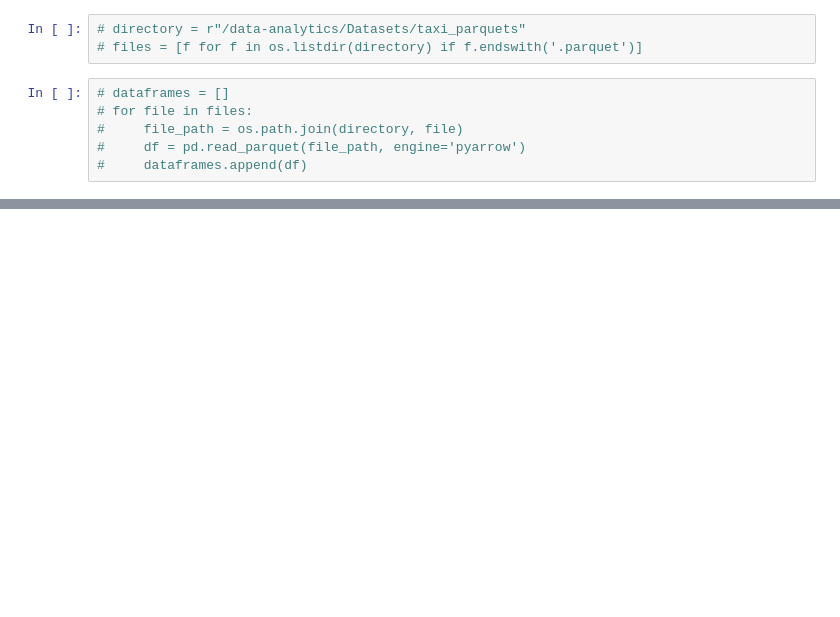
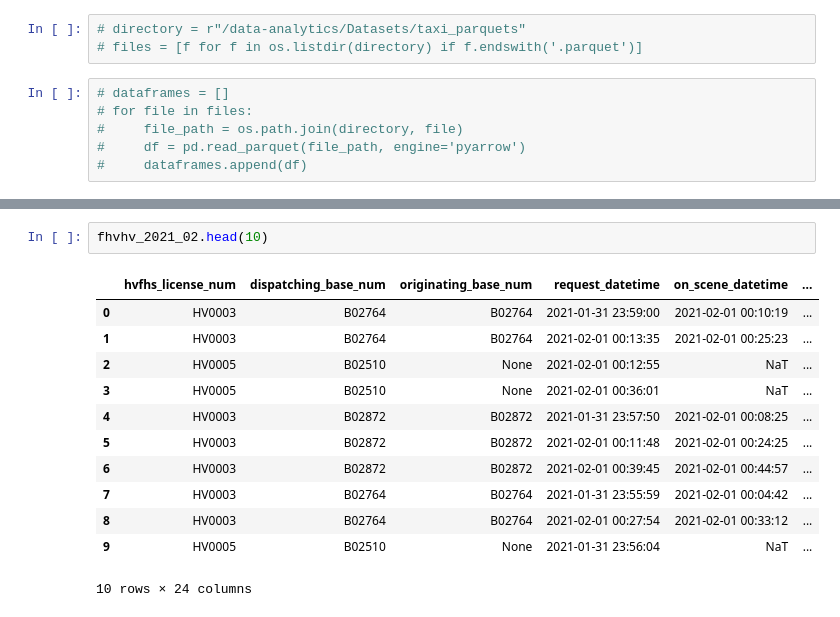
Before and after one commit to DR7439/New-York-App, a Jupyter notebook: data-analytics/taxi_cleaning.ipynb, the cells around one changed output, grey strips where cells are left out. Saved outputs shown, nothing was run; the diff lists cells and outputs as text; blank space fills up the shorter version.

```diff
--- a/data-analytics/taxi_cleaning.ipynb
+++ b/data-analytics/taxi_cleaning.ipynb
@@ -61,0 +147,15 @@ See also:
+# %%
+fhvhv_2021_02.head(10)
+# %% [output]
+|  | hvfhs_license_num | dispatching_base_num | originating_base_num | request_datetime | on_scene_datetime | ... |
+| 0 | HV0003 | B02764 | B02764 | 2021-01-31 23:59:00 | 2021-02-01 00:10:19 | ... |
+| 1 | HV0003 | B02764 | B02764 | 2021-02-01 00:13:35 | 2021-02-01 00:25:23 | ... |
+| 2 | HV0005 | B02510 | None | 2021-02-01 00:12:55 | NaT | ... |
+| 3 | HV0005 | B02510 | None | 2021-02-01 00:36:01 | NaT | ... |
+| 4 | HV0003 | B02872 | B02872 | 2021-01-31 23:57:50 | 2021-02-01 00:08:25 | ... |
+| 5 | HV0003 | B02872 | B02872 | 2021-02-01 00:11:48 | 2021-02-01 00:24:25 | ... |
+| 6 | HV0003 | B02872 | B02872 | 2021-02-01 00:39:45 | 2021-02-01 00:44:57 | ... |
+| 7 | HV0003 | B02764 | B02764 | 2021-01-31 23:55:59 | 2021-02-01 00:04:42 | ... |
+| 8 | HV0003 | B02764 | B02764 | 2021-02-01 00:27:54 | 2021-02-01 00:33:12 | ... |
+| 9 | HV0005 | B02510 | None | 2021-01-31 23:56:04 | NaT | ... |
+10 rows × 24 columns
```
Also changed, not shown: parts of 27 cells of this notebook, 1 other file.
